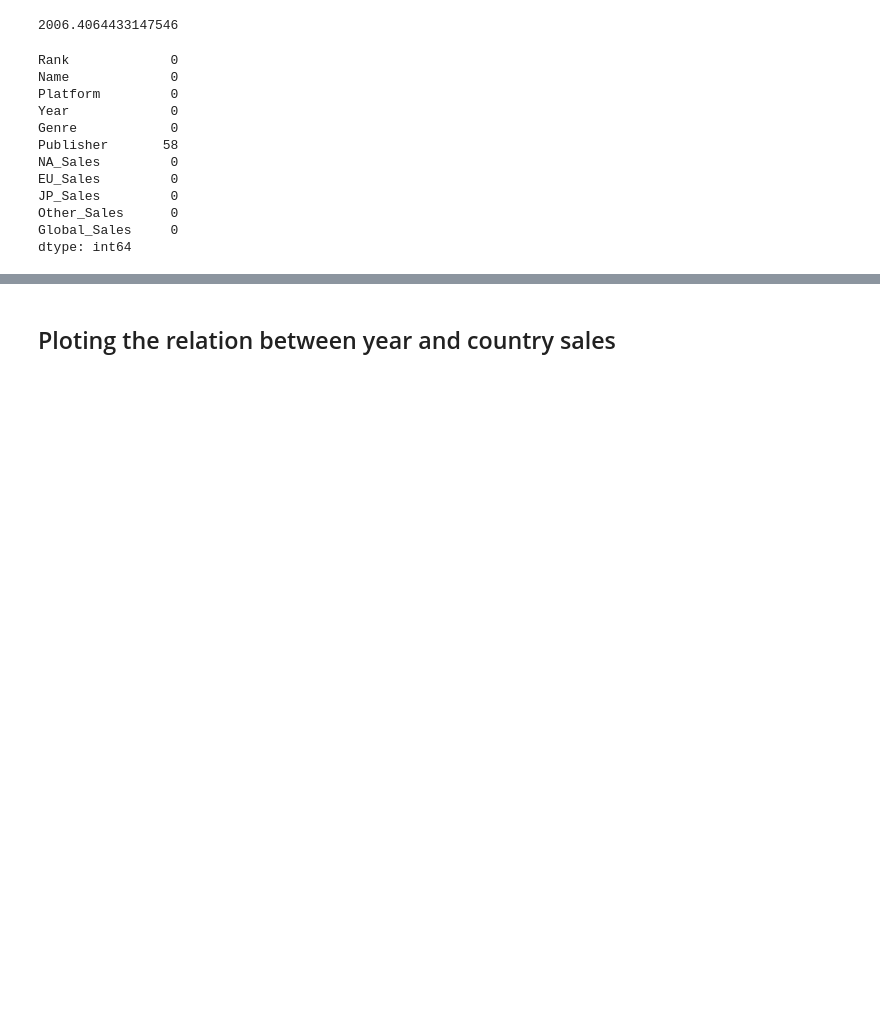
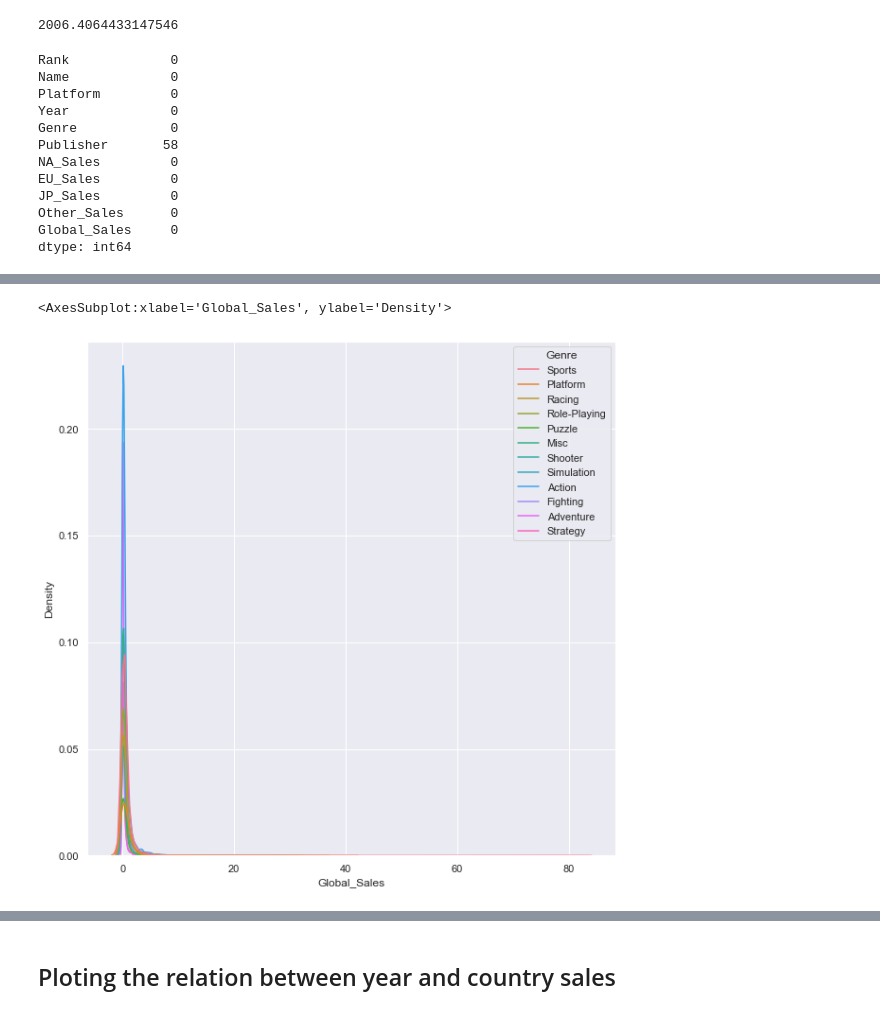
Before and after one commit to Riti70912/Video-game-Sales-Analysis, a Jupyter notebook: vgsales.ipynb, the cells around one changed output, grey strips where cells are left out. Cells and saved outputs as stored; diff of their text form; code cells hidden in the pictures; blank space fills up the shorter version.

```diff
--- a/vgsales.ipynb
+++ b/vgsales.ipynb
@@ -143,0 +177,6 @@ dtype: int64
+# %%
+# 2. KDE PLOT - Kernal Density Plot - sns.kdeplot()
+sns.kdeplot(x='Global_Sales', data=videogame, hue='Genre')
+# %% [output]
+<AxesSubplot:xlabel='Global_Sales', ylabel='Density'>
+[figure, added]
```
Also changed, not shown: parts of 21 cells of this notebook.
